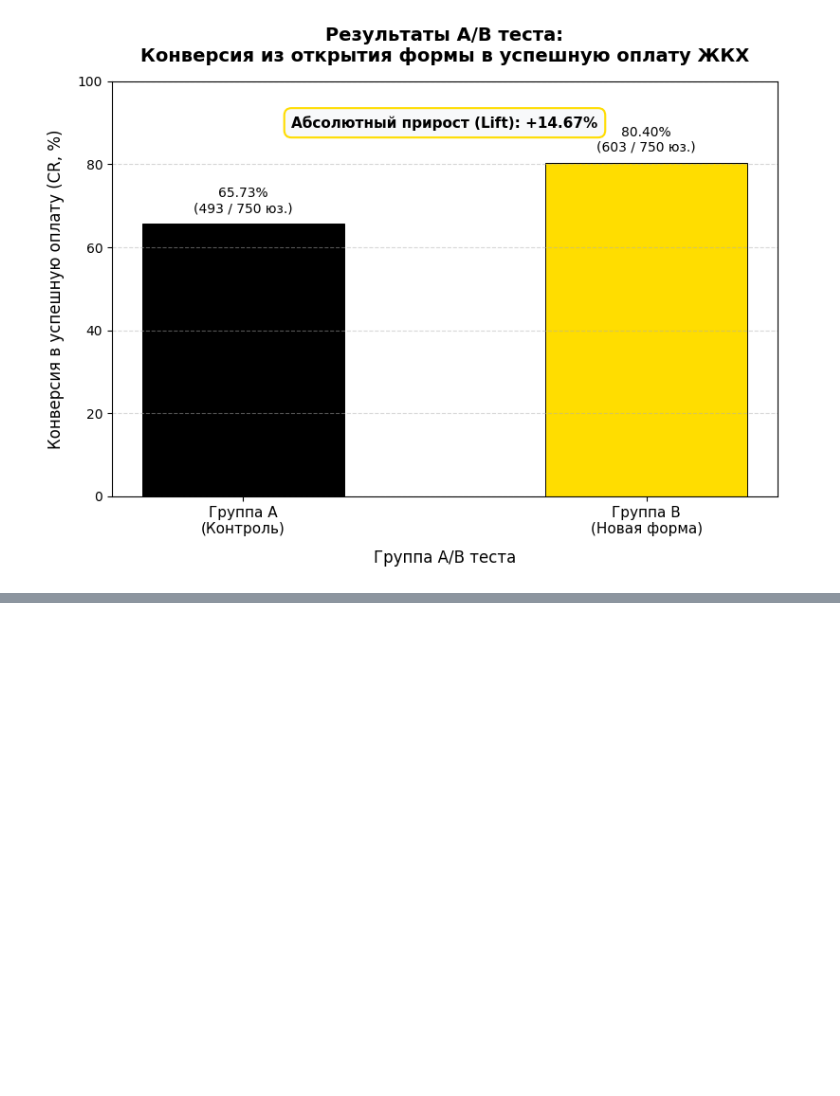
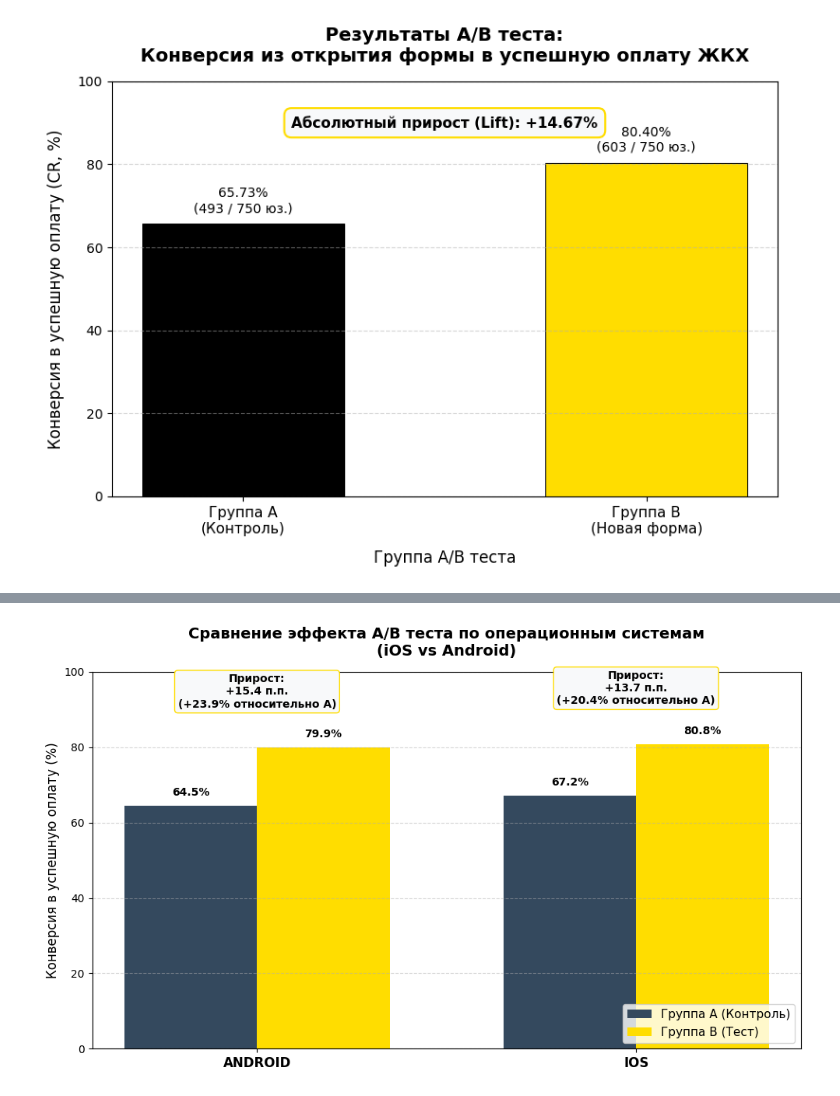
Before and after one commit to IvanovaNadezda/product-analytics, a Jupyter notebook: Продуктовая_аналитика_кейс.ipynb, the cells around one changed output, grey strips where cells are left out. Saved outputs shown, nothing was run; the diff lists cells and outputs as text; code cells hidden in the pictures; blank space fills up the shorter version.

```diff
--- a/Продуктовая_аналитика_кейс.ipynb
+++ b/Продуктовая_аналитика_кейс.ipynb
@@ -112,3 +110,99 @@ plt.tight_layout()
 plt.show()
 # %% [output]
 [figure]
+# %%
+import matplotlib.pyplot as plt
+import numpy as np
+import pandas as pd
+
+file_path = 'Данные для кейса по ПА.xlsx'
+df_users = pd.read_excel(file_path, sheet_name='Пользователи')
+df_payments = pd.read_excel(file_path, sheet_name='Платежи')
+
+# Предобработка данных
+df_users = df_users.dropna(subset=['user_id', 'group', 'city'])
+df_users = df_users[(df_users['age'] > 0) & (df_users['age'] < 100)]
+df_payments = df_payments.dropna(subset=['user_id'])
+
+# Агрегируем шаги на уровне пользователя мах значение
+df_user_payments = df_payments.groupby('user_id').agg({
+    'step1_opened': lambda x: x.notnull().max(),
+    'step4_success': lambda x: x.notnull().max()
+}).reset_index()
+
+df_user_payments.columns = ['user_id', 'has_step1', 'has_step4']
+
+# Объединяем с профилями пользователей и оставляем только тех, кто открыл форму
+df_merged = df_user_payments.merge(df_users, on='user_id', how='inner')
+df_active_users = df_merged[df_merged['has_step1'] == True]
+
+# Группируем данные одновременно по device_type и group
+segment_summary = df_active_users.groupby(['device_type', 'group']).agg(
+    total_users=('user_id', 'count'),
+    success_users=('has_step4', 'sum')
+).reset_index()
+
+# Считаем конверсию для каждого сегмента
+segment_summary['conversion_pct'] = (segment_summary['success_users'] / segment_summary['total_users']) * 100
+
+print("=== КОНВЕРСИЯ ПО СЕГМЕНТАМ ===")
+print(segment_summary.to_string(index=False))
+
+# Вычисляем, где прирост (Lift) оказался больше
+# Разворачиваем таблицу для удобного сравнения групп А и В
+pivot_segments = segment_summary.pivot(index='device_type', columns='group', values='conversion_pct')
+# Считаем абсолютный прирост в процентных пунктах (п.п.)
+pivot_segments['absolute_lift_pp'] = pivot_segments['B'] - pivot_segments['A']
+# Считаем относительный прирост (на сколько процентов выросла конверсия относительно базы А)
+pivot_segments['relative_lift_pct'] = (pivot_segments['B'] - pivot_segments['A']) / pivot_segments['A'] * 100
+
+print("\n----- СРАВНЕНИЕ ПРИРОСТА (LIFT) -----")
+print(pivot_segments[['A', 'B', 'absolute_lift_pp', 'relative_lift_pct']])
+
+# Определяем победителя автоматическим кодом
+best_device = pivot_segments['absolute_lift_pp'].idxmax()
+max_lift = pivot_segments['absolute_lift_pp'].max()
+print(f"\nВывод: Конверсия выросла больше для пользователей {best_device.upper()} (прирост на +{max_lift:.2f} п.п.)")
+
+# Отрисовка графика
+fig, ax = plt.subplots(figsize=(10, 6))
+
+devices = pivot_segments.index.values
+x_positions = np.arange(len(devices))
+bar_width = 0.35
+
+# Столбцы для групп А и В
+bars_A = ax.bar(x_positions - bar_width/2, pivot_segments['A'], bar_width, label='Группа A (Контроль)', color='#34495e')
+bars_B = ax.bar(x_positions + bar_width/2, pivot_segments['B'], bar_width, label='Группа B (Тест)', color='#ffdd00')
+
+# Оформление графика
+ax.set_ylabel('Конверсия в успешную оплату (%)', fontsize=12)
+ax.set_title('Сравнение эффекта А/В теста по операционным системам\n(iOS vs Android)', fontsize=14, fontweight='bold', pad=15)
+ax.set_xticks(x_positions)
+ax.set_xticklabels([d.upper() for d in devices], fontsize=12, fontweight='bold')
+ax.set_ylim(0, 100)
+ax.grid(axis='y', linestyle='--', alpha=0.5)
+ax.legend(loc='lower right', fontsize=11)
+
+def add_labels(bars):
+    for bar in bars:
+        height = bar.get_height()
+        ax.text(bar.get_x() + bar.get_width()/2., height + 2,
+                f'{height:.1f}%',
+                ha='center', va='bottom', fontsize=10, fontweight='bold')
+
+add_labels(bars_A)
+add_labels(bars_B)
+
+# Добавляем стрелки или текстовые плашки с чистым эффектом (Lift) над парами столбцов
+for idx, device in enumerate(devices):
+    abs_lift = pivot_segments.loc[device, 'absolute_lift_pp']
+    rel_lift = pivot_segments.loc[device, 'relative_lift_pct']
+    ax.text(idx, max(pivot_segments.loc[device, ['A', 'B']]) + 10,
+            f'Прирост:\n+{abs_lift:.1f} п.п.\n(+{rel_lift:.1f}% относительно А)',
+            ha='center', va='bottom', fontsize=10, color='#000000', fontweight='bold',
+            bbox=dict(boxstyle='round,pad=0.3', facecolor='#f8f9fa', edgecolor='#ffdd00', lw=1))
+
+plt.tight_layout()
+plt.show()
+# %% [output]
@@ -114,0 +223 @@ plt.show()
+[figure, added]
```
Also changed, not shown: parts of 2 cells of this notebook.
